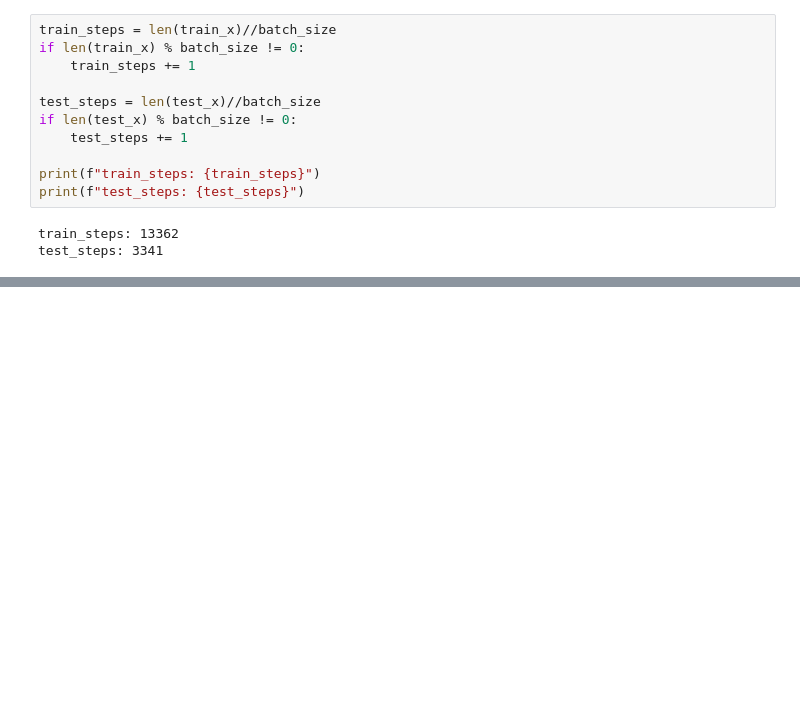
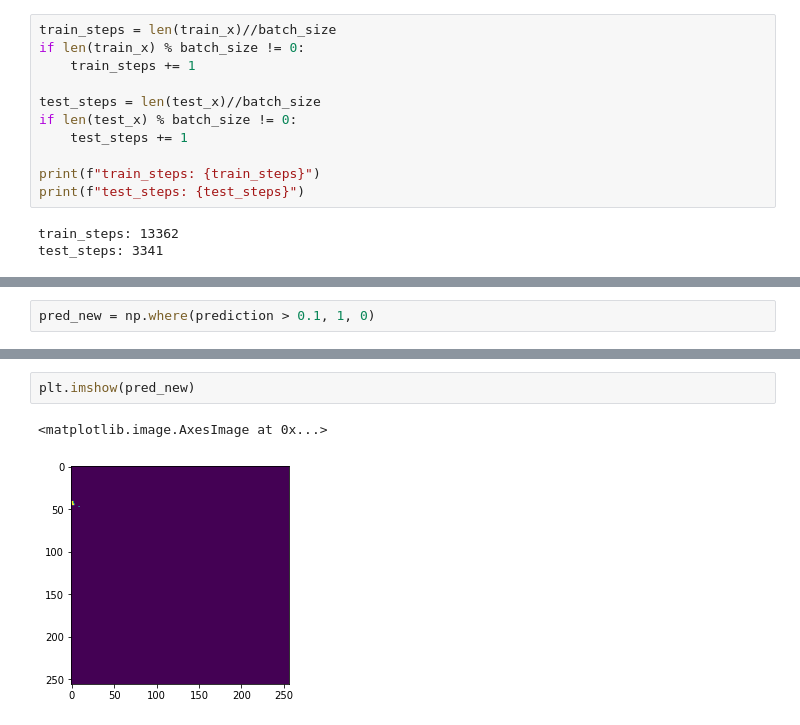
Before and after one commit to pt20/nasa-impact-etci2021, a Jupyter notebook: training.ipynb, the cells around one changed output, grey strips where cells are left out. Saved outputs shown, nothing was run; the diff lists cells and outputs as text; blank space fills up the shorter version.

```diff
--- a/training.ipynb
+++ b/training.ipynb
@@ -83,0 +127,2 @@ model.fit(
+# %%
+pred_new = np.where(prediction > 0.1, 1, 0)
@@ -83,0 +133,5 @@ model.fit(
+# %%
+plt.imshow(pred_new)
+# %% [output]
+<matplotlib.image.AxesImage at 0x...>
+[figure, added]
```
Also changed, not shown: parts of 13 cells of this notebook.
